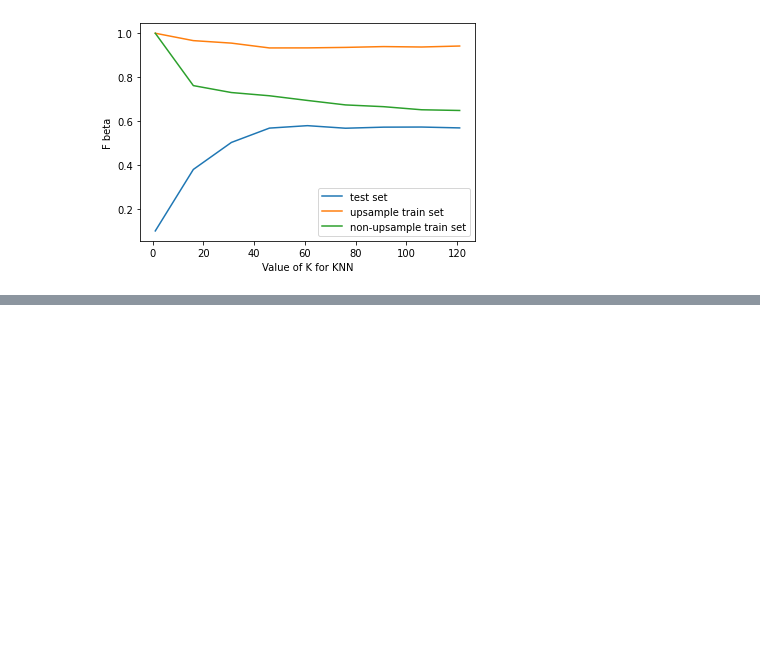
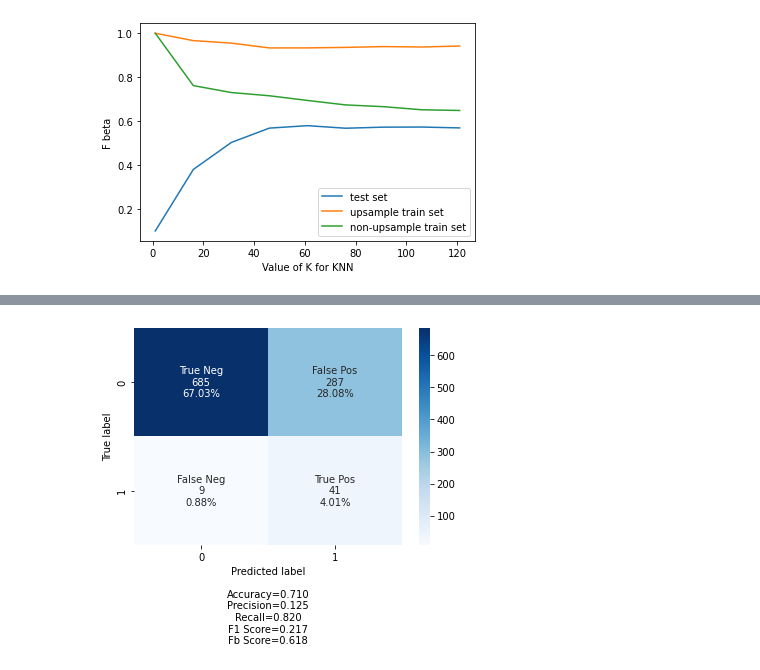
Before and after one commit to A-Sarayut/ML, a Jupyter notebook: K_NN.ipynb, the cells around one changed output, grey strips where cells are left out. Cells and saved outputs as stored; diff of their text form; code cells hidden in the pictures; blank space fills up the shorter version.

```diff
--- a/K_NN.ipynb
+++ b/K_NN.ipynb
@@ -494,0 +568,7 @@ plt.show()
+# %%
+d = {'Fb': Fb_mean}
+corr_lim_Fb = pd.DataFrame(data = d, index=corr_limits)
+best_corr_lim = corr_lim_Fb['Fb'].idxmax()
+best_mean_Fb = corr_lim_Fb['Fb'].max()
+print("best correlation limit is: " + str(best_corr_lim) + " , with mean F-beta of " + str(best_mean_Fb))
+corr_lim_Fb
@@ -494,0 +630,5 @@ plt.show()
+# %%
+best_Fb = Ks_best_corr_lim['Fb'].max()
+best_K = Ks_best_corr_lim['Fb'].idxmax()
+print("best K is: " + str(best_K) + " , with Fbeta of " + str(best_Fb))
+Ks_best_corr_lim
@@ -494,0 +690,22 @@ plt.show()
+# %%
+best_imba_pipeline = make_pipeline(SMOTE(random_state=42),
+                              KNeighborsClassifier(n_neighbors= best_K))
+limit = best_corr_lim
+X_tr_copy = x_train_scaled.copy()
+X_test_copy = x_test_scaled.copy()
+corr_matrix = df_result.corr()
+stroke_corr = corr_matrix["stroke"].sort_values(ascending = False)
+s = (stroke_corr < limit)&(stroke_corr>-limit)
+s.drop(labels=['id', 'stroke'], inplace=True)
+X_tr_copy = X_tr_copy[X_tr_copy.columns[~s]]
+X_test_copy = X_test_copy[X_test_copy.columns[~s]]
+
+best_imba_pipeline.fit(X_tr_copy, y_train)
+y_prob = best_imba_pipeline.predict_proba(X_test_copy)
+# keep probabilities for the positive outcome only
+y_prob = y_prob[:, 1]
+y_predict = np.where(y_prob < 0.564516, 0, 1)
+
+cf_matrix_show(confusion_matrix(y_test, y_predict), beta=4)
+# %% [output]
+[figure, added]
```
Also changed, not shown: parts of 18 cells of this notebook.
